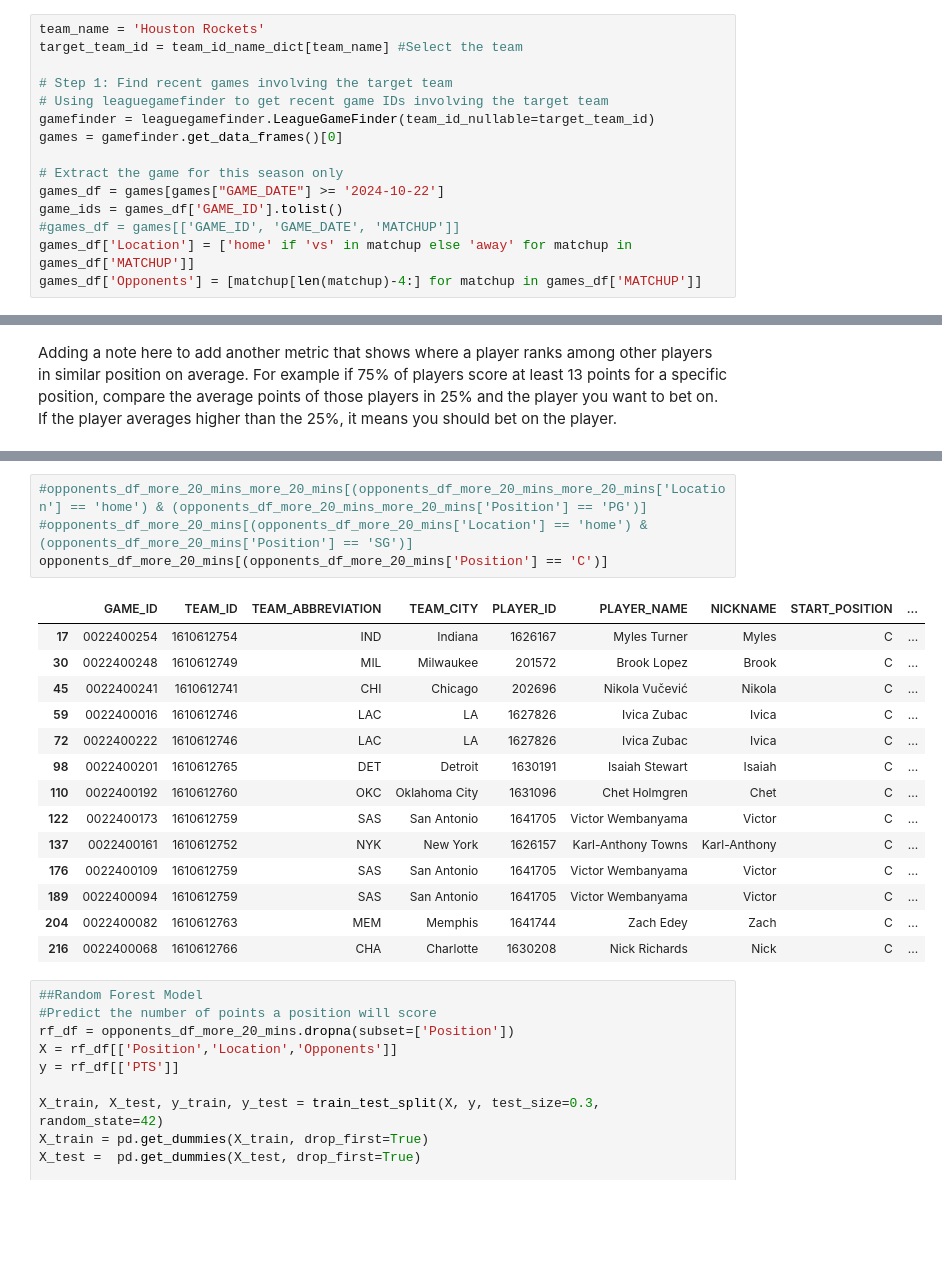
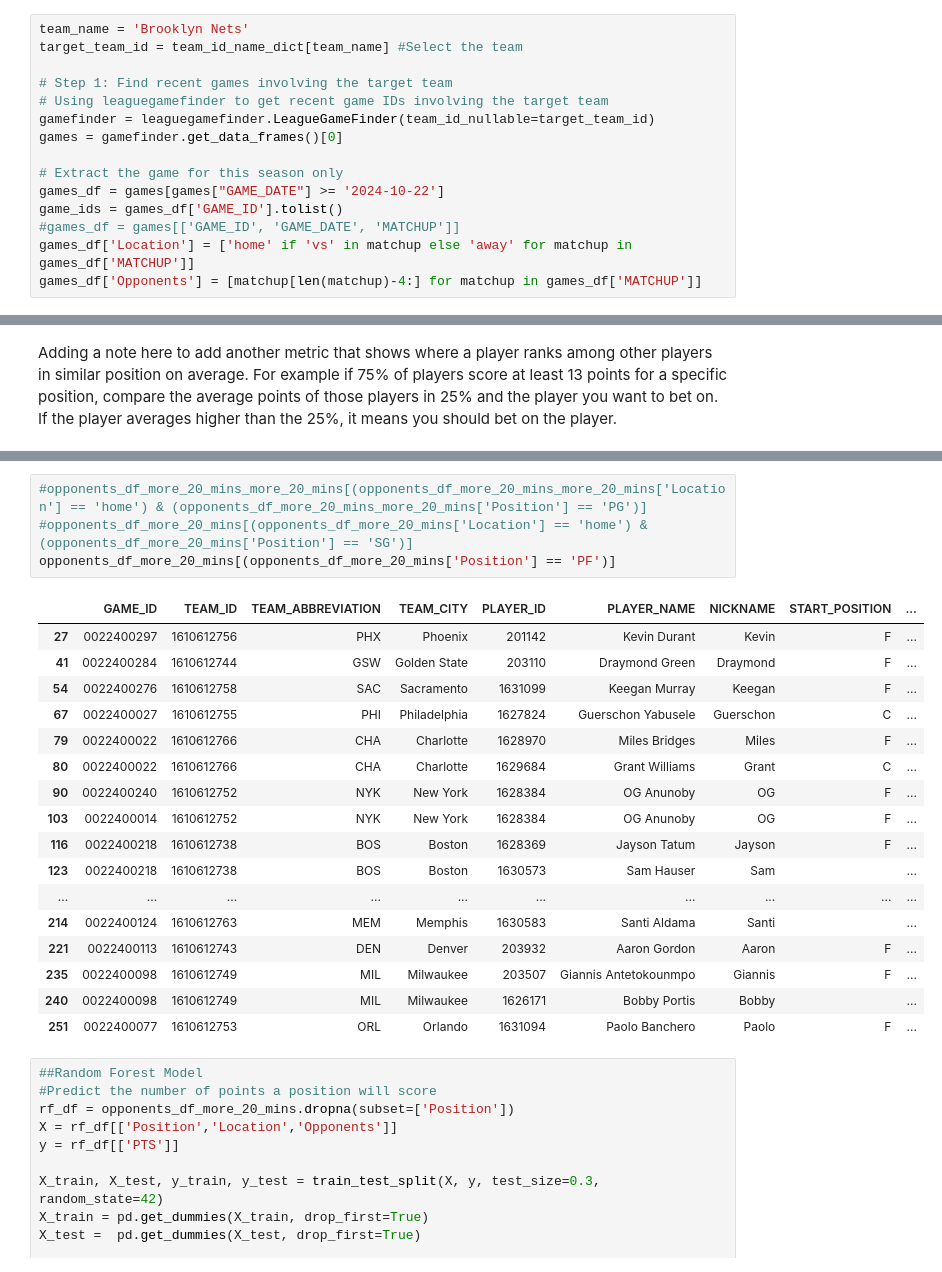
Before and after one commit to poudelananda/nba_analytics, a Jupyter notebook: nba_analytics.ipynb, the cells around one changed output, grey strips where cells are left out. Saved outputs shown, nothing was run; the diff lists cells and outputs as text; blank space fills up the shorter version.

```diff
--- a/nba_analytics.ipynb
+++ b/nba_analytics.ipynb
@@ -115,7 +114,7 @@ print(team_id_name_dict)
 # %% [output]
 {'Atlanta Hawks': 1610612737, 'Boston Celtics': 1610612738, 'Cleveland Cavaliers': 1610612739, 'New Orleans Pelicans': 1610612740, 'Chicago Bulls': 1610612741, 'Dallas Mavericks': 1610612742, 'Denver  ...
 # %%
-team_name = 'Houston Rockets'
+team_name = 'Brooklyn Nets'
 target_team_id = team_id_name_dict[team_name] #Select the team
 
 # Step 1: Find recent games involving the target team
@@ -281,22 +280,25 @@ opponents_df_more_20_mins.groupby('Position')['FG3A'].describe()
 # %%
 #opponents_df_more_20_mins_more_20_mins[(opponents_df_more_20_mins_more_20_mins['Location'] == 'home') & (opponents_df_more_20_mins_more_20_mins['Position'] == 'PG')]
 #opponents_df_more_20_mins[(opponents_df_more_20_mins['Location'] == 'home') & (opponents_df_more_20_mins['Position'] == 'SG')]
-opponents_df_more_20_mins[(opponents_df_more_20_mins['Position'] == 'C')]
+opponents_df_more_20_mins[(opponents_df_more_20_mins['Position'] == 'PF')]
 # %% [output]
 |  | GAME_ID | TEAM_ID | TEAM_ABBREVIATION | TEAM_CITY | PLAYER_ID | PLAYER_NAME | NICKNAME | START_POSITION | ... |
-| 17 | 0022400254 | 1610612754 | IND | Indiana | 1626167 | Myles Turner | Myles | C | ... |
-| 30 | 0022400248 | 1610612749 | MIL | Milwaukee | 201572 | Brook Lopez | Brook | C | ... |
-| 45 | 0022400241 | 1610612741 | CHI | Chicago | 202696 | Nikola Vučević | Nikola | C | ... |
-| 59 | 0022400016 | 1610612746 | LAC | LA | 1627826 | Ivica Zubac | Ivica | C | ... |
-| 72 | 0022400222 | 1610612746 | LAC | LA | 1627826 | Ivica Zubac | Ivica | C | ... |
-| 98 | 0022400201 | 1610612765 | DET | Detroit | 1630191 | Isaiah Stewart | Isaiah | C | ... |
-| 110 | 0022400192 | 1610612760 | OKC | Oklahoma City | 1631096 | Chet Holmgren | Chet | C | ... |
-| 122 | 0022400173 | 1610612759 | SAS | San Antonio | 1641705 | Victor Wembanyama | Victor | C | ... |
-| 137 | 0022400161 | 1610612752 | NYK | New York | 1626157 | Karl-Anthony Towns | Karl-Anthony | C | ... |
-| 176 | 0022400109 | 1610612759 | SAS | San Antonio | 1641705 | Victor Wembanyama | Victor | C | ... |
-| 189 | 0022400094 | 1610612759 | SAS | San Antonio | 1641705 | Victor Wembanyama | Victor | C | ... |
-| 204 | 0022400082 | 1610612763 | MEM | Memphis | 1641744 | Zach Edey | Zach | C | ... |
-| 216 | 0022400068 | 1610612766 | CHA | Charlotte | 1630208 | Nick Richards | Nick | C | ... |
+| 27 | 0022400297 | 1610612756 | PHX | Phoenix | 201142 | Kevin Durant | Kevin | F | ... |
+| 41 | 0022400284 | 1610612744 | GSW | Golden State | 203110 | Draymond Green | Draymond | F | ... |
+| 54 | 0022400276 | 1610612758 | SAC | Sacramento | 1631099 | Keegan Murray | Keegan | F | ... |
+| 67 | 0022400027 | 1610612755 | PHI | Philadelphia | 1627824 | Guerschon Yabusele | Guerschon | C | ... |
+| 79 | 0022400022 | 1610612766 | CHA | Charlotte | 1628970 | Miles Bridges | Miles | F | ... |
+| 80 | 0022400022 | 1610612766 | CHA | Charlotte | 1629684 | Grant Williams | Grant | C | ... |
+| 90 | 0022400240 | 1610612752 | NYK | New York | 1628384 | OG Anunoby | OG | F | ... |
+| 103 | 0022400014 | 1610612752 | NYK | New York | 1628384 | OG Anunoby | OG | F | ... |
+| 116 | 0022400218 | 1610612738 | BOS | Boston | 1628369 | Jayson Tatum | Jayson | F | ... |
+| 123 | 0022400218 | 1610612738 | BOS | Boston | 1630573 | Sam Hauser | Sam |  | ... |
+| ... | ... | ... | ... | ... | ... | ... | ... | ... | ... |
+| 214 | 0022400124 | 1610612763 | MEM | Memphis | 1630583 | Santi Aldama | Santi |  | ... |
+| 221 | 0022400113 | 1610612743 | DEN | Denver | 203932 | Aaron Gordon | Aaron | F | ... |
+| 235 | 0022400098 | 1610612749 | MIL | Milwaukee | 203507 | Giannis Antetokounmpo | Giannis | F | ... |
+| 240 | 0022400098 | 1610612749 | MIL | Milwaukee | 1626171 | Bobby Portis | Bobby |  | ... |
+| 251 | 0022400077 | 1610612753 | ORL | Orlando | 1631094 | Paolo Banchero | Paolo | F | ... |
 # %%
 ##Random Forest Model
 #Predict the number of points a position will score
```
Also changed, not shown: parts of 7 cells of this notebook, 5 other files.
